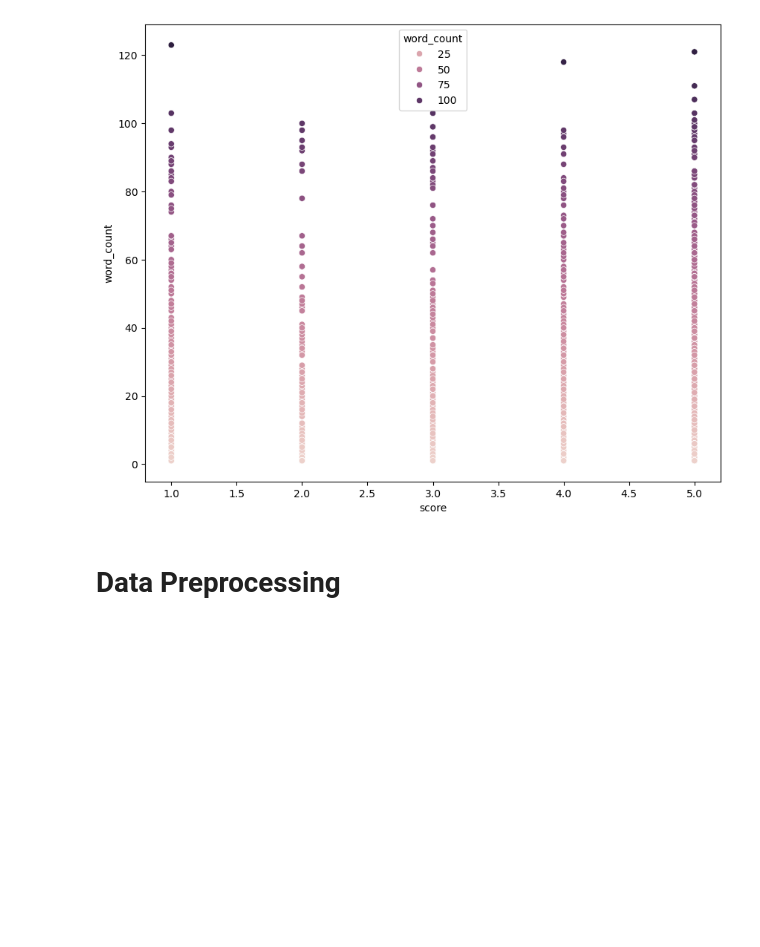
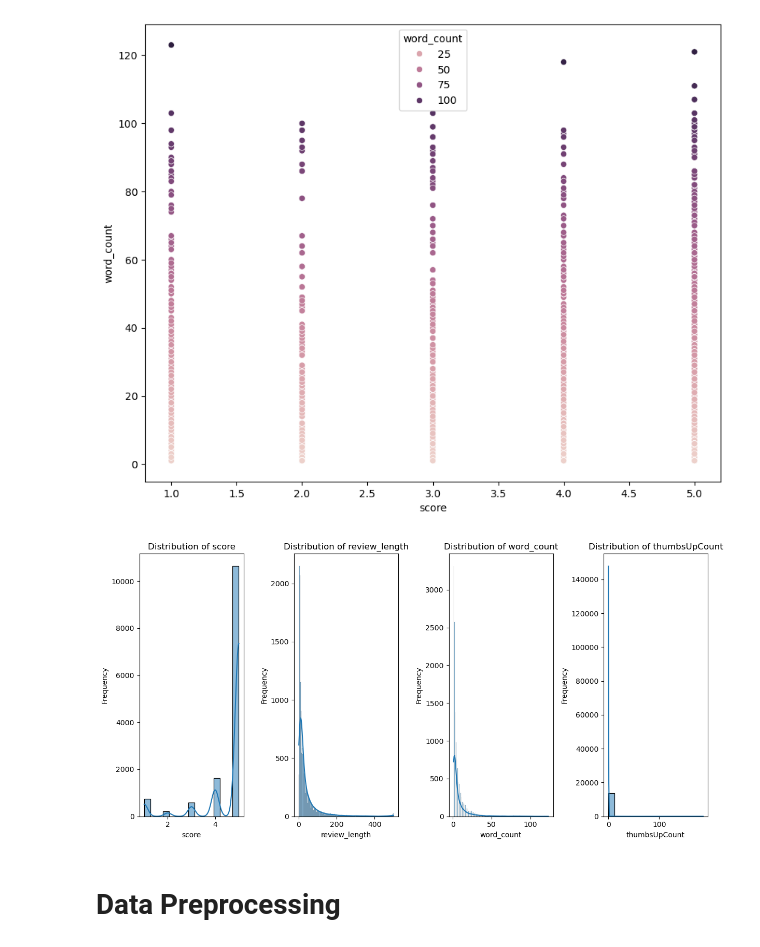
Before and after one commit to MaukanMir/Chat-GPT-Reviews-Sentiment-Analysis, a Jupyter notebook: training.ipynb, the cells around one changed output. Saved outputs shown, nothing was run; the diff lists cells and outputs as text; code cells hidden in the pictures; blank space fills up the shorter version.

```diff
--- a/training.ipynb
+++ b/training.ipynb
@@ -138,19 +138,21 @@ plt.show()
 # %% [output]
 [figure]
 # %%
-plt.figure(figsize=(16,16))
-df_cols = df.columns
-rows = len(df.columns)
+columns = ["score", "review_length", "word_count", "thumbsUpCount"]
+plt.figure(figsize=(12,6))
+rows = len(columns)
 dims = (rows+3)//4
 
-for idx, col in enumerate(df_cols):
+for idx, col in enumerate(columns):
   plt.subplot(dims,4,idx+1)
   sns.histplot(df[col], kde=True)
   plt.title(f"Distribution of {col}")
   plt.xlabel(col)
   plt.ylabel("Frequency")
 
 plt.tight_layout()
 plt.show()
+# %% [output]
+[figure, added]
 # %% [markdown]
 # Data Preprocessing
```
Also changed, not shown: parts of 2 cells of this notebook.
